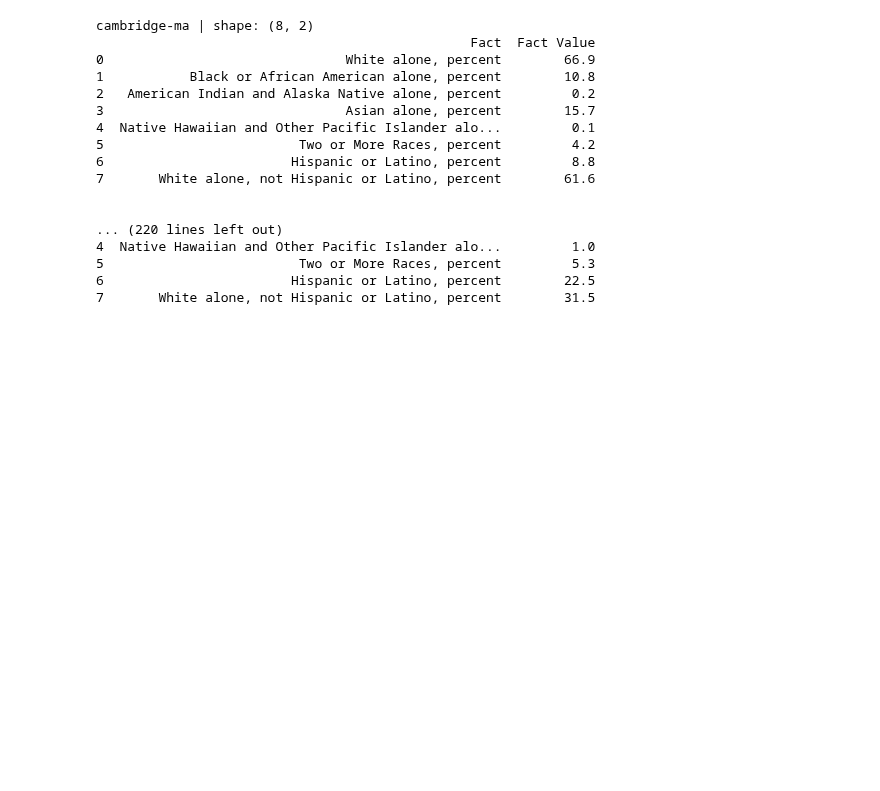
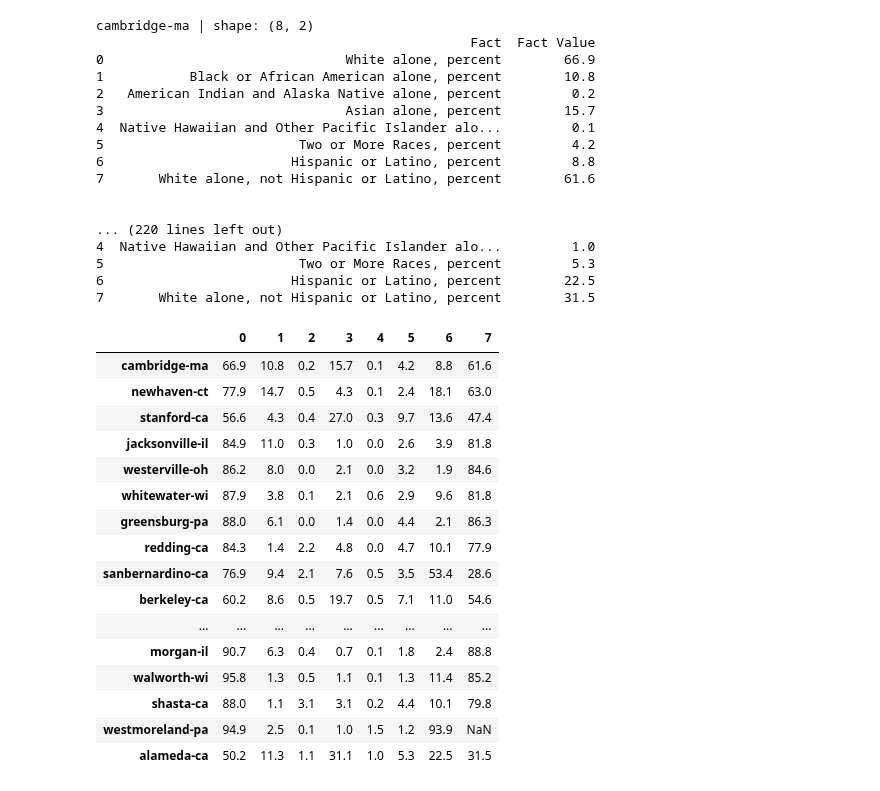
Before and after one commit to nforesti/education, a Jupyter notebook: city_and_county_datasets.ipynb, the cells around one changed output. Cells and saved outputs as stored; diff of their text form; code cells hidden in the pictures; blank space fills up the shorter version.

```diff
--- a/city_and_county_datasets.ipynb
+++ b/city_and_county_datasets.ipynb
@@ -265,3 +265,39 @@ cambridge-ma | shape: (8, 2)
 5                         Two or More Races, percent         5.3
 6                        Hispanic or Latino, percent        22.5
 7       White alone, not Hispanic or Latino, percent        31.5
+# %%
+#convert all_csv to dataframe
+columns = demographic_rows
+df = pd.DataFrame()
+
+i1 = 0;
+for a in all_csv:
+    index = 0
+    for b in a.keys():
+        i2 = 0
+        for x in range(0, 8):
+            if x < len(all_csv[i1].get(b)["Fact Value"]):
+                df.loc[x,b] = (all_csv[i1].get(b)["Fact Value"][i2])
+            i2 = i2 + 1
+    i1 = i1 + 1
+    index = index + 1
+df_cities = df.transpose()
+df_cities
+# %% [output]
+|  | 0 | 1 | 2 | 3 | 4 | 5 | 6 | 7 |
+| cambridge-ma | 66.9 | 10.8 | 0.2 | 15.7 | 0.1 | 4.2 | 8.8 | 61.6 |
+| newhaven-ct | 77.9 | 14.7 | 0.5 | 4.3 | 0.1 | 2.4 | 18.1 | 63.0 |
+| stanford-ca | 56.6 | 4.3 | 0.4 | 27.0 | 0.3 | 9.7 | 13.6 | 47.4 |
+| jacksonville-il | 84.9 | 11.0 | 0.3 | 1.0 | 0.0 | 2.6 | 3.9 | 81.8 |
+| westerville-oh | 86.2 | 8.0 | 0.0 | 2.1 | 0.0 | 3.2 | 1.9 | 84.6 |
+| whitewater-wi | 87.9 | 3.8 | 0.1 | 2.1 | 0.6 | 2.9 | 9.6 | 81.8 |
+| greensburg-pa | 88.0 | 6.1 | 0.0 | 1.4 | 0.0 | 4.4 | 2.1 | 86.3 |
+| redding-ca | 84.3 | 1.4 | 2.2 | 4.8 | 0.0 | 4.7 | 10.1 | 77.9 |
+| sanbernardino-ca | 76.9 | 9.4 | 2.1 | 7.6 | 0.5 | 3.5 | 53.4 | 28.6 |
+| berkeley-ca | 60.2 | 8.6 | 0.5 | 19.7 | 0.5 | 7.1 | 11.0 | 54.6 |
+| ... | ... | ... | ... | ... | ... | ... | ... | ... |
+| morgan-il | 90.7 | 6.3 | 0.4 | 0.7 | 0.1 | 1.8 | 2.4 | 88.8 |
+| walworth-wi | 95.8 | 1.3 | 0.5 | 1.1 | 0.1 | 1.3 | 11.4 | 85.2 |
+| shasta-ca | 88.0 | 1.1 | 3.1 | 3.1 | 0.2 | 4.4 | 10.1 | 79.8 |
+| westmoreland-pa | 94.9 | 2.5 | 0.1 | 1.0 | 1.5 | 1.2 | 93.9 | NaN |
+| alameda-ca | 50.2 | 11.3 | 1.1 | 31.1 | 1.0 | 5.3 | 22.5 | 31.5 |
```
Also changed, not shown: 3 other files.
